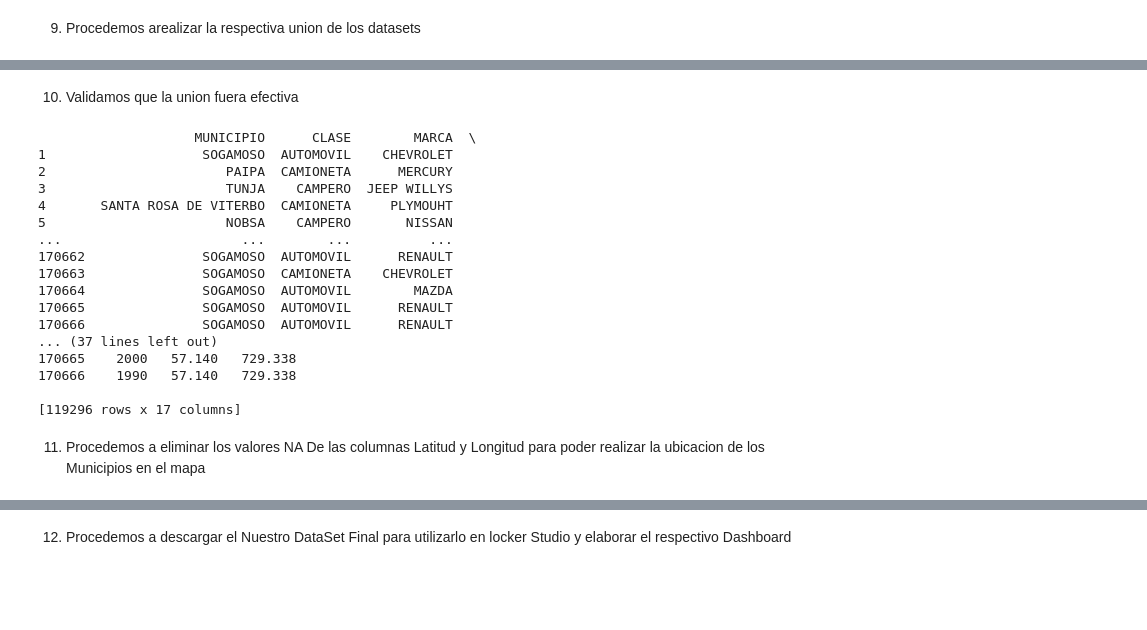
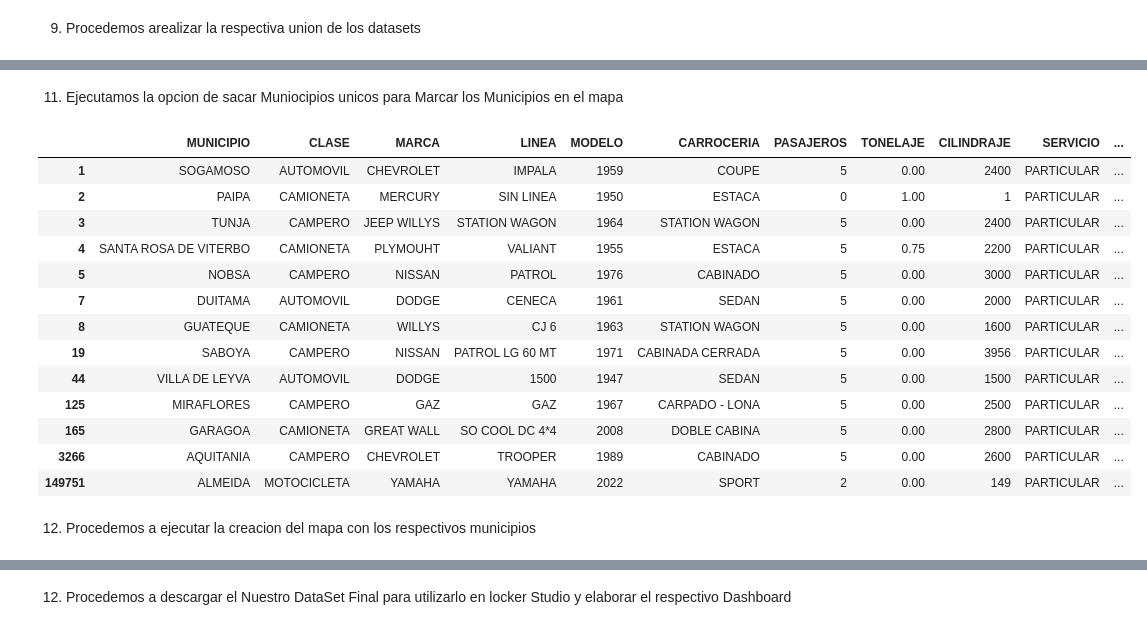
Before and after one commit to Lorenp95/Proyecto-Final-Bootcamp, a Jupyter notebook: Proyecto_Final.ipynb, the cells around one changed output, grey strips where cells are left out. Cells and saved outputs as stored; diff of their text form; code cells hidden in the pictures; blank space fills up the shorter version.

```diff
--- a/Proyecto_Final.ipynb
+++ b/Proyecto_Final.ipynb
@@ -248,30 +270,29 @@ merged_df = pd.merge(df, df2, on='MUNICIPIO', how='left')
 # %%
 # Filtrar filas con NaNs en las columnas Latitud y Longitud
 merged_df = merged_df.dropna(subset=['Latitud', 'Longitud'])
-# %% [markdown]
-10. Validamos que la union fuera efectiva
-# %%
-print(merged_df)
-# %% [output]
-                    MUNICIPIO      CLASE        MARCA  \
-1                    SOGAMOSO  AUTOMOVIL    CHEVROLET
-2                       PAIPA  CAMIONETA      MERCURY
-3                       TUNJA    CAMPERO  JEEP WILLYS
-4       SANTA ROSA DE VITERBO  CAMIONETA     PLYMOUHT
-5                       NOBSA    CAMPERO       NISSAN
-...                       ...        ...          ...
-170662               SOGAMOSO  AUTOMOVIL      RENAULT
-170663               SOGAMOSO  CAMIONETA    CHEVROLET
-170664               SOGAMOSO  AUTOMOVIL        MAZDA
-170665               SOGAMOSO  AUTOMOVIL      RENAULT
-170666               SOGAMOSO  AUTOMOVIL      RENAULT
-... (37 lines left out)
-170665    2000   57.140   729.338
-170666    1990   57.140   729.338
-
-[119296 rows x 17 columns]
-# %% [markdown]
-11. Procedemos a eliminar los valores NA De las columnas Latitud y Longitud para poder realizar la ubicacion de los Municipios en el mapa
+# %% [markdown]
+11. Ejecutamos la opcion de sacar Muniocipios unicos para Marcar los Municipios en el mapa
+# %%
+municipios_unicos = merged_df.drop_duplicates(subset=['MUNICIPIO'])
+# %%
+municipios_unicos
+# %% [output]
+|  | MUNICIPIO | CLASE | MARCA | LINEA | MODELO | CARROCERIA | PASAJEROS | TONELAJE | CILINDRAJE | SERVICIO | ... |
+| 1 | SOGAMOSO | AUTOMOVIL | CHEVROLET | IMPALA | 1959 | COUPE | 5 | 0.00 | 2400 | PARTICULAR | ... |
+| 2 | PAIPA | CAMIONETA | MERCURY | SIN LINEA | 1950 | ESTACA | 0 | 1.00 | 1 | PARTICULAR | ... |
+| 3 | TUNJA | CAMPERO | JEEP WILLYS | STATION WAGON | 1964 | STATION WAGON | 5 | 0.00 | 2400 | PARTICULAR | ... |
+| 4 | SANTA ROSA DE VITERBO | CAMIONETA | PLYMOUHT | VALIANT | 1955 | ESTACA | 5 | 0.75 | 2200 | PARTICULAR | ... |
+| 5 | NOBSA | CAMPERO | NISSAN | PATROL | 1976 | CABINADO | 5 | 0.00 | 3000 | PARTICULAR | ... |
+| 7 | DUITAMA | AUTOMOVIL | DODGE | CENECA | 1961 | SEDAN | 5 | 0.00 | 2000 | PARTICULAR | ... |
+| 8 | GUATEQUE | CAMIONETA | WILLYS | CJ 6 | 1963 | STATION WAGON | 5 | 0.00 | 1600 | PARTICULAR | ... |
+| 19 | SABOYA | CAMPERO | NISSAN | PATROL LG 60 MT | 1971 | CABINADA CERRADA | 5 | 0.00 | 3956 | PARTICULAR | ... |
+| 44 | VILLA DE LEYVA | AUTOMOVIL | DODGE | 1500 | 1947 | SEDAN | 5 | 0.00 | 1500 | PARTICULAR | ... |
+| 125 | MIRAFLORES | CAMPERO | GAZ | GAZ | 1967 | CARPADO - LONA | 5 | 0.00 | 2500 | PARTICULAR | ... |
+| 165 | GARAGOA | CAMIONETA | GREAT WALL | SO COOL DC 4*4 | 2008 | DOBLE CABINA | 5 | 0.00 | 2800 | PARTICULAR | ... |
+| 3266 | AQUITANIA | CAMPERO | CHEVROLET | TROOPER | 1989 | CABINADO | 5 | 0.00 | 2600 | PARTICULAR | ... |
+| 149751 | ALMEIDA | MOTOCICLETA | YAMAHA | YAMAHA | 2022 | SPORT | 2 | 0.00 | 149 | PARTICULAR | ... |
+# %% [markdown]
+12. Procedemos a ejecutar la creacion del mapa con los respectivos municipios
 # %%
 # Crear el mapa con folium
 mapa = folium.Map(location=[4.5709, -74.2973], zoom_start=6)
```
Also changed, not shown: parts of 3 cells of this notebook.
